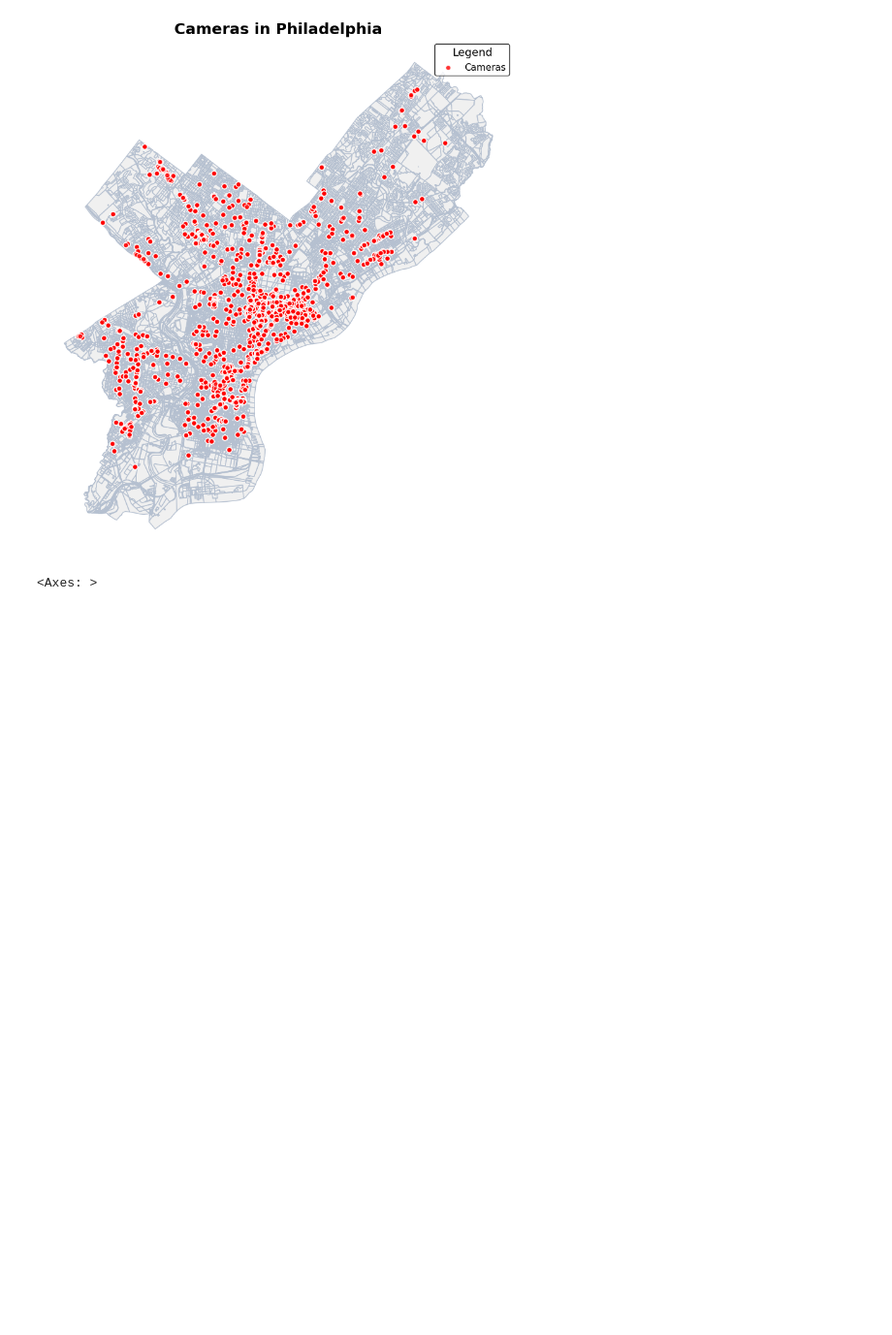
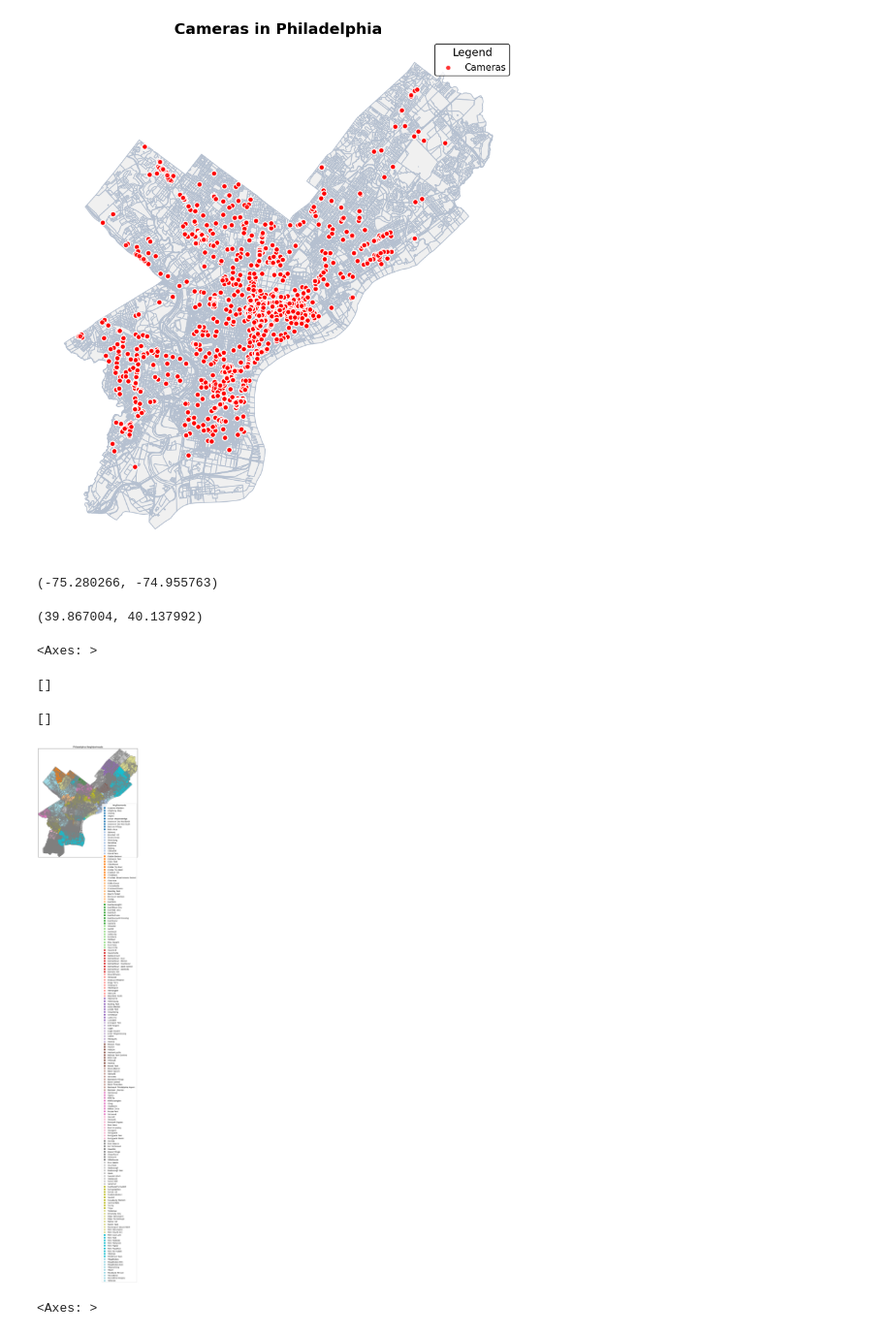
Before and after one commit to naimish75/GIS, a Jupyter notebook: ps1.ipynb, the cells around one changed output. Shown at 97% size. Saved outputs shown, nothing was run; the diff lists cells and outputs as text; code cells hidden in the pictures; blank space fills up the shorter version.

```diff
--- a/ps1.ipynb
+++ b/ps1.ipynb
@@ -152,6 +123,35 @@ Text(0.5, 1.0, 'Cameras in Philadelphia')
 See: https://matplotlib.org/stable/tutorials/intermediate/legend_guide.html#implementing-a-custom-legend-handler
   legend = ax.legend(title="Legend", title_fontsize='13', fontsize='11', loc='upper right', frameon=True)
 [figure]
+# %%
+# Set plot bounds to cover the entire area
+fig, ax = plt.subplots(1, figsize=(10, 12))  # Increase the size to cover more area
+ax.set_xlim(phC1.total_bounds[0], phC1.total_bounds[2])  # xmin, xmax
+ax.set_ylim(phC1.total_bounds[1], phC1.total_bounds[3])  # ymin, ymax
+
+# Plot the neighborhoods
+phC1.plot(ax=ax, column='Neighborhood', legend=True, cmap='tab20',
+          edgecolor='grey', linewidth=0.8)
+
+# Customize the legend and move it outside the plot
+legend = ax.get_legend()
+legend.set_bbox_to_anchor((1, 0.5))
+legend.set_title("Neighborhoods")
+
+# Customize title and remove ticks
+ax.title.set_text("Philadelphia Neighborhoods")
+ax.set_xticks([])  # Remove x-axis ticks
+ax.set_yticks([])  # Remove y-axis ticks
+
+# Show the plot
+plt.show()
+# %% [output]
+(-75.280266, -74.955763)
+(39.867004, 40.137992)
+<Axes: >
+[]
+[]
+[figure, added]
 # %%
 import matplotlib.patches as mpatches
 # Step 1: Convert camera locations to GeoDataFrame
```
Also changed, not shown: parts of 2 cells of this notebook.
